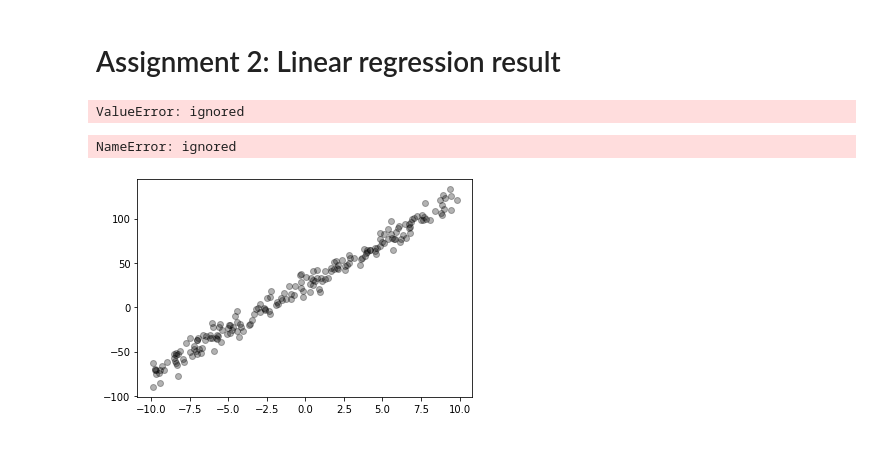
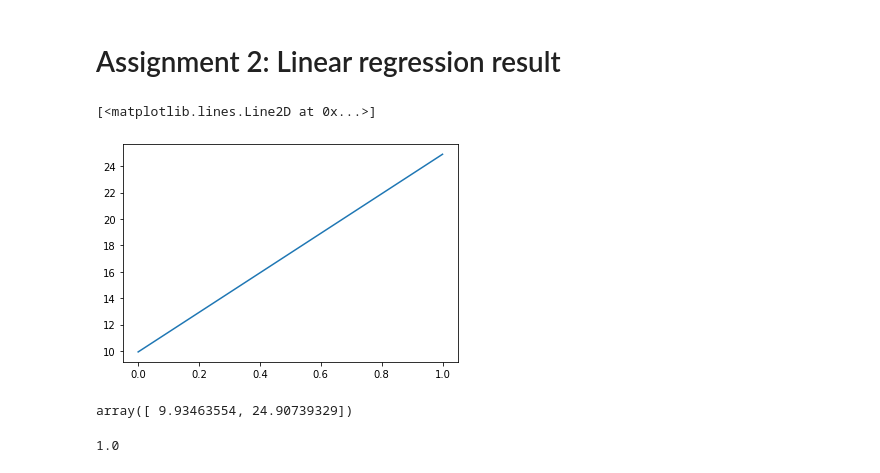
Before and after one commit to tony45678/tonyyoon, a Jupyter notebook: Assignment3.ipynb, the cells around one changed output. Saved outputs shown, nothing was run; the diff lists cells and outputs as text; code cells hidden in the pictures.

```diff
--- a/Assignment3.ipynb
+++ b/Assignment3.ipynb
@@ -12,8 +13,8 @@ import numpy as np
 path = "data.csv"
 data = np.genfromtxt(path, delimiter=',')
 #data
-x= data[:, 0]
-y= data[:, 1]
+x_data= data[:, 0]
+y_data= data[:, 1]
 # %% [markdown]
 # Assignment 1 : Input points
 # %%
@@ -49,14 +31,11 @@ def gradientDescent(x, y, theta, alpha, iterations):
-# %%
-g, cost = gradientDescent(x, y, theta, alpha, iterations)
-print(g, cost)
-# %% [output]
-ValueError: ignored
-# %%
-plt.scatter(x,y, alpha=0.3, color ='black')
-axes = plt.gca()
-x_vals = np.array(axes.get_xlim())
-y_vals = g[0][0] + g[0][1]* x_vals  #the line equation
-plt.plot(x_vals, y_vals, '--')
-# %% [output]
-NameError: ignored
-[figure, removed]
+# %%
+model = np.polyfit(x_data,y_data,1)
+# %%
+plt.plot(model) # estimated straight line
+# %% [output]
+[<matplotlib.lines.Line2D at 0x...>]
+[figure, added]
+# %%
+model   # show the  best a , b of the funtion y= ax+b
+# %% [output]
+array([ 9.93463554, 24.90739329])
@@ -62,0 +46,4 @@ NameError: ignored
+# %%
+r2_score(y,predict(x))
+# %% [output]
+1.0
```
Also changed, not shown: parts of 9 cells of this notebook.
